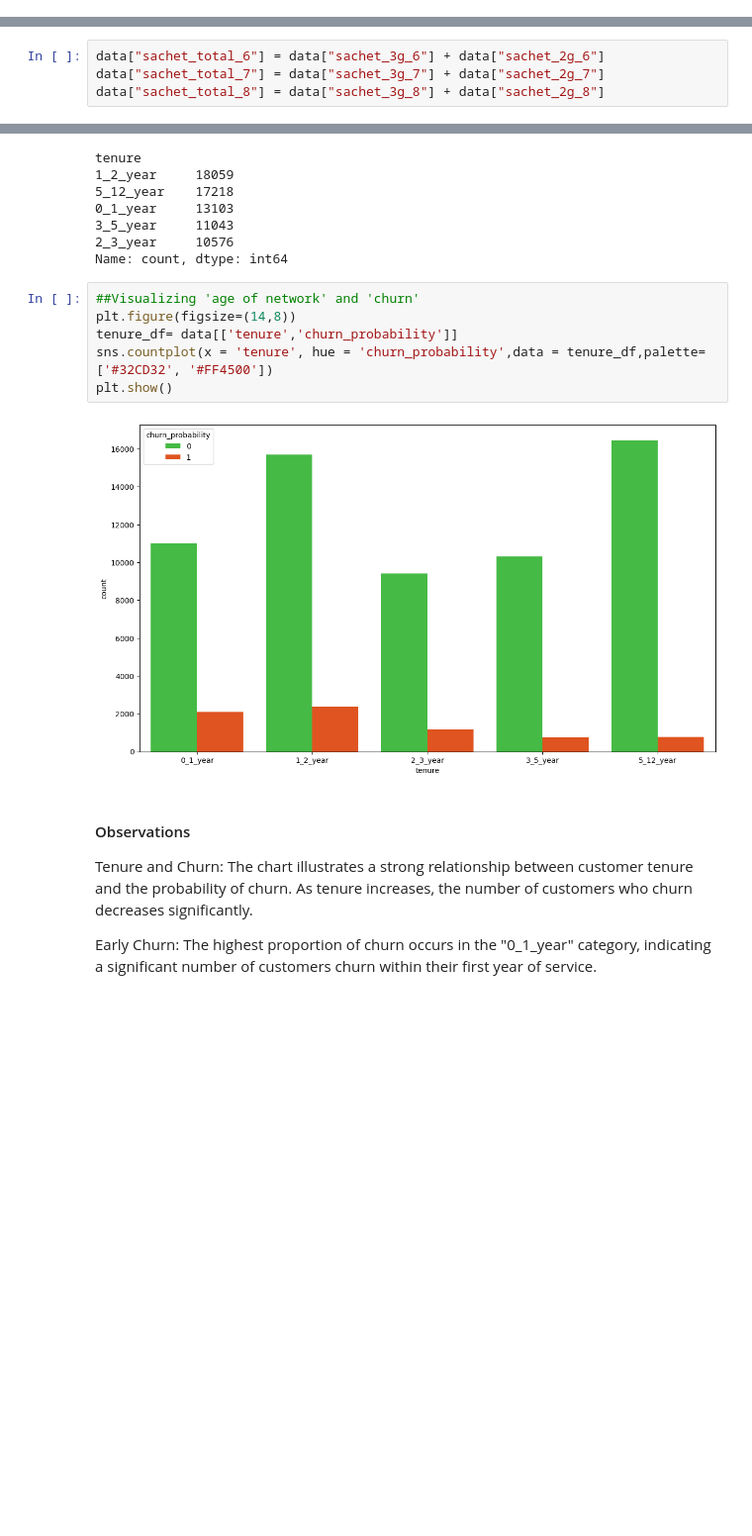
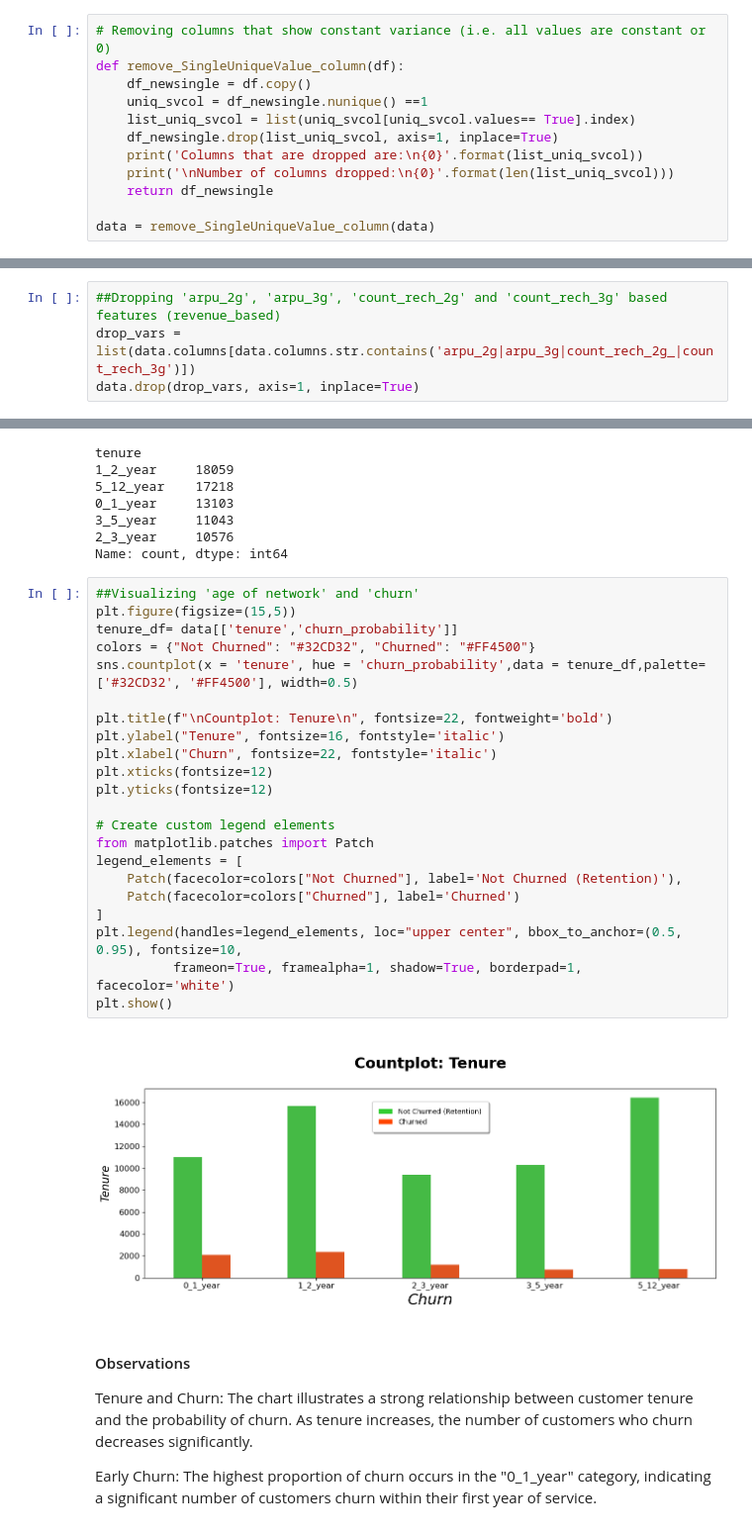
Before and after one commit to RohitKini/TelecomChurn, a Jupyter notebook: Initial.ipynb, the cells around one changed output, grey strips where cells are left out. Shown at 99% size. Drawn from its saved outputs; the diff is of its cells as text; blank space fills up the shorter version.

```diff
--- a/Initial.ipynb
+++ b/Initial.ipynb
@@ -184,3 +185,15 @@ dtypes: float64(135), int64(28), object(9)
 memory usage: 91.9+ MB
 # %%
 data = data.drop_duplicates()
+# %%
+# Removing columns that show constant variance (i.e. all values are constant or 0)
+def remove_SingleUniqueValue_column(df):
+    df_newsingle = df.copy()
+    uniq_svcol = df_newsingle.nunique() ==1
+    list_uniq_svcol = list(uniq_svcol[uniq_svcol.values== True].index)
+    df_newsingle.drop(list_uniq_svcol, axis=1, inplace=True)
+    print('Columns that are dropped are:\n{0}'.format(list_uniq_svcol))
+    print('\nNumber of columns dropped:\n{0}'.format(len(list_uniq_svcol)))
+    return df_newsingle
+
+data = remove_SingleUniqueValue_column(data)
@@ -492,0 +564,4 @@ def plot_countplots_6_7_8(feature):
+# %%
+##Dropping 'arpu_2g', 'arpu_3g', 'count_rech_2g' and 'count_rech_3g' based features (revenue_based)
+drop_vars = list(data.columns[data.columns.str.contains('arpu_2g|arpu_3g|count_rech_2g_|count_rech_3g')])
+data.drop(drop_vars, axis=1, inplace=True)
@@ -528,7 +609,3 @@ Churn Proportion: The proportion of churned customers within each usage category
 Possible Interpretations
 
 Usage and Churn: While the relationship might not be straightforward, higher monthly_3g usage could be associated with a lower churn risk.
-# %%
-data["sachet_total_6"] = data["sachet_3g_6"] + data["sachet_2g_6"]
-data["sachet_total_7"] = data["sachet_3g_7"] + data["sachet_2g_7"]
-data["sachet_total_8"] = data["sachet_3g_8"] + data["sachet_2g_8"]
@@ -588,12 +664,28 @@ tenure
 Name: count, dtype: int64
 # %%
 ##Visualizing 'age of network' and 'churn'
-plt.figure(figsize=(14,8))
+plt.figure(figsize=(15,5))
 tenure_df= data[['tenure','churn_probability']]
-sns.countplot(x = 'tenure', hue = 'churn_probability',data = tenure_df,palette=['#32CD32', '#FF4500'])
+colors = {"Not Churned": "#32CD32", "Churned": "#FF4500"}
+sns.countplot(x = 'tenure', hue = 'churn_probability',data = tenure_df,palette=['#32CD32', '#FF4500'], width=0.5)
+
+plt.title(f"\nCountplot: Tenure\n", fontsize=22, fontweight='bold')
+plt.ylabel("Tenure", fontsize=16, fontstyle='italic')
+plt.xlabel("Churn", fontsize=22, fontstyle='italic')
+plt.xticks(fontsize=12)
+plt.yticks(fontsize=12)
+
+# Create custom legend elements
+from matplotlib.patches import Patch
+legend_elements = [
+    Patch(facecolor=colors["Not Churned"], label='Not Churned (Retention)'),
+    Patch(facecolor=colors["Churned"], label='Churned')
+]
+plt.legend(handles=legend_elements, loc="upper center", bbox_to_anchor=(0.5, 0.95), fontsize=10,
+          frameon=True, framealpha=1, shadow=True, borderpad=1, facecolor='white')
 plt.show()
 # %% [output]
-[figure, old version]
+[figure, new version]
 # %% [markdown]
 #### Observations
 
```
Also changed, not shown: parts of 55 cells of this notebook.
